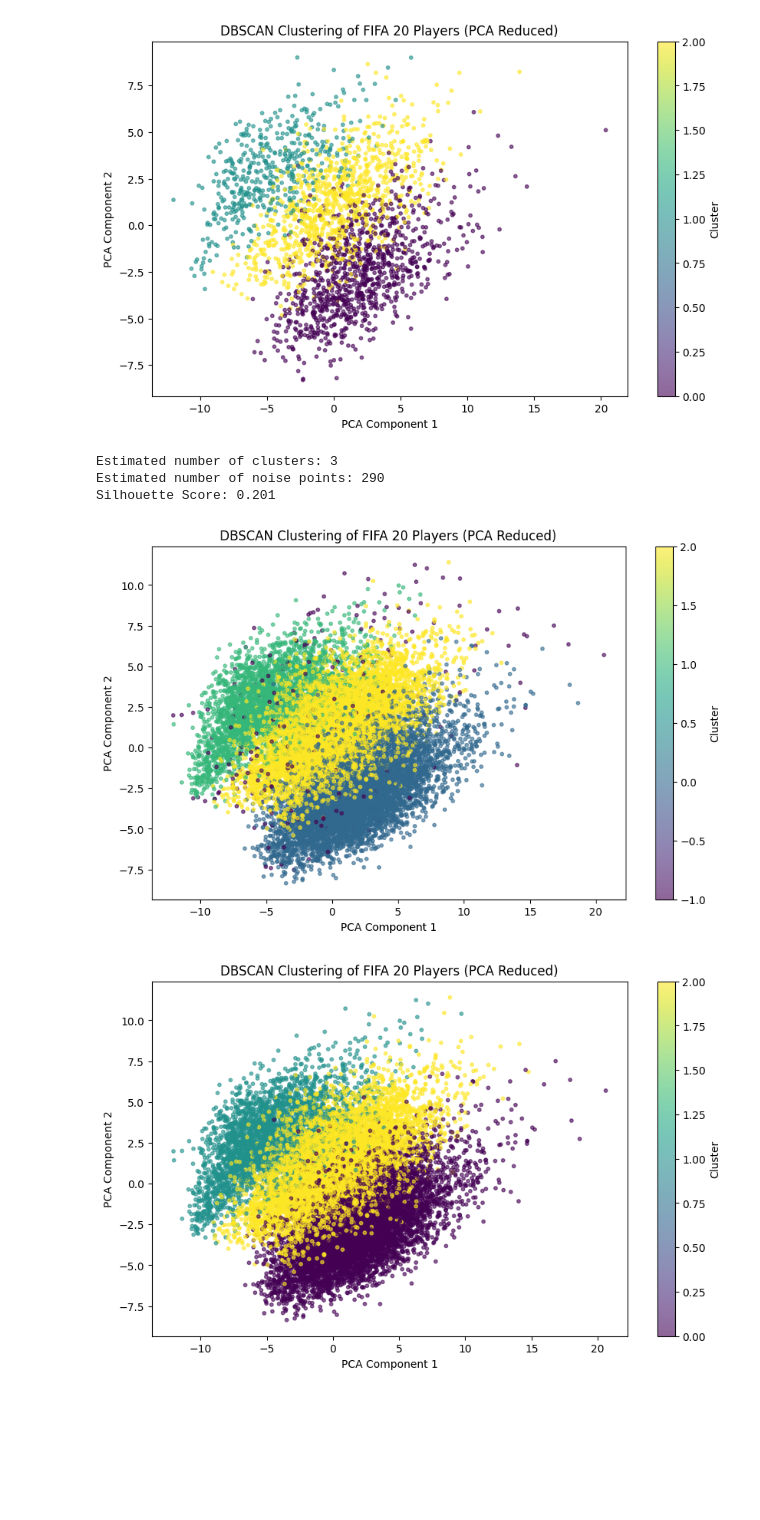
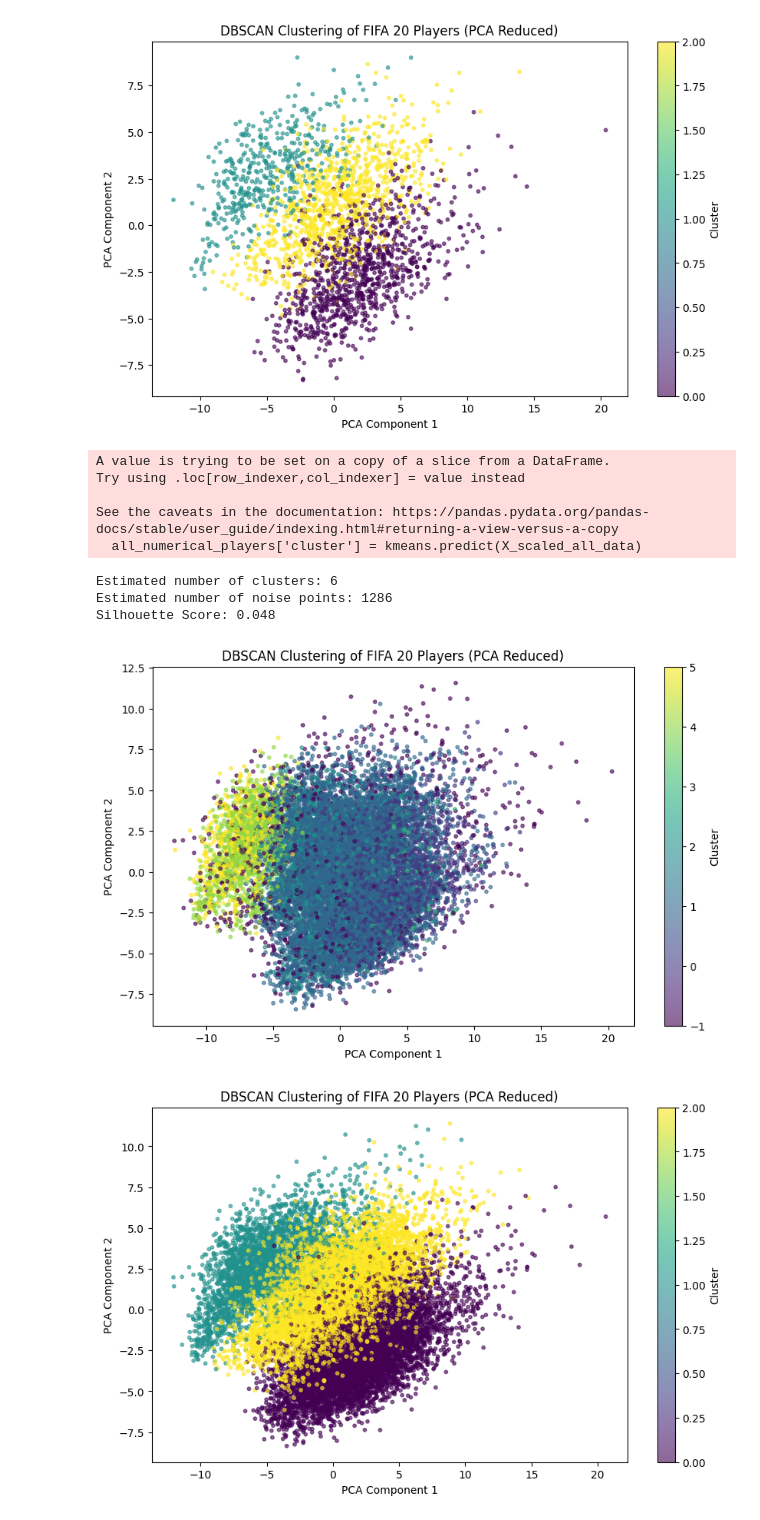
Before and after one commit to maxim-mat/DS-training, a Jupyter notebook: פרק 7 - אשכול/dbscan_exercise.ipynb, the cells around one changed output. Drawn from its saved outputs; the diff is of its cells as text; code cells hidden in the pictures; blank space fills up the shorter version.

```diff
--- a/פרק 7 - אשכול/dbscan_exercise.ipynb
+++ b/פרק 7 - אשכול/dbscan_exercise.ipynb
@@ -213,9 +213,3 @@ print("Numerical features:", numerical_columns)
 sampled_numerical_players = sampled_df[numerical_columns]
 # %% [output]
 Numerical features: ['sofifa_id', 'age', 'height_cm', 'weight_kg', 'overall', 'potential', 'value_eur', 'wage_eur', 'international_reputation', 'weak_foot', 'skill_moves', 'pace', 'shooting', 'passing ...
-# %%
-numerical_columns = sampled_df.select_dtypes(include=['int64', 'float64']).columns.tolist()
-
-print("Numerical features:", numerical_columns)
-
-all_numerical_players = data[numerical_columns]
@@ -231,7 +225,7 @@ scaler = StandardScaler()
 X_scaled_all = scaler.fit_transform(sampled_numerical_players)
 
 eps = 1
-min_samples = 5
+min_samples = 10
 dbscan = DBSCAN(eps=eps, min_samples=min_samples)
 pred = dbscan.fit_predict(X_scaled)
 
@@ -286,43 +280,64 @@ plt.colorbar(label='Cluster')
 plt.show()
 # %% [output]
 [figure]
+# %%
+from sklearn.cluster import KMeans
+
+full_dataset = all_numerical_players[['attacking_finishing', 'shooting', 'passing','height_cm', 'weight_kg', 'overall', 'potential', 'weak_foot']]
+
+
+scaler = StandardScaler()
+X_scaled_all_data = scaler.fit_transform(full_dataset)
+
+scaler = StandardScaler()
+X_scaled_dataset = scaler.fit_transform(all_numerical_players)
+
+
+kmeans = KMeans(n_clusters=30, random_state=42, n_init=10)
+kmeans = kmeans.fit(dataset)
+all_numerical_players['cluster'] = kmeans.predict(X_scaled_all_data)
+# %% [output]
+A value is trying to be set on a copy of a slice from a DataFrame.
+Try using .loc[row_indexer,col_indexer] = value instead
+
+See the caveats in the documentation: https://pandas.pydata.org/pandas-docs/stable/user_guide/indexing.html#returning-a-view-versus-a-copy
+  all_numerical_players['cluster'] = kmeans.predict(X_scaled_all_data)
 # %%
-full_dataset = all_numerical_players[['attacking_finishing', 'shooting', 'passing','height_cm', 'weight_kg', 'overall', 'potential', 'label']]
+full_dataset = all_numerical_players[['attacking_finishing', 'shooting', 'passing','height_cm', 'weight_kg', 'overall', 'potential', 'weak_foot', 'cluster']]
 
 
 scaler = StandardScaler()
 X_scaled_all_data = scaler.fit_transform(full_dataset)
 
 scaler = StandardScaler()
 X_scaled_dataset = scaler.fit_transform(all_numerical_players)
-
 
 pred = dbscan.fit_predict(X_scaled_all_data)
 
 n_clusters = len(set(pred)) - (1 if -1 in pred else 0)
 n_noise = list(pred).count(-1)
 print(f'Estimated number of clusters: {n_clusters}')
 print(f'Estimated number of noise points: {n_noise}')
 
 if n_clusters > 1:
     silhouette = silhouette_score(X_scaled_all_data, pred)
     print(f'Silhouette Score: {silhouette:.3f}')
 
 pca = PCA(n_components=2)
 X_pca = pca.fit_transform(X_scaled_dataset)
 
 plt.figure(figsize=(10, 6))
 plt.scatter(X_pca[:, 0], X_pca[:, 1], c=pred, cmap='viridis', s=10, alpha=0.6)
 plt.title('DBSCAN Clustering of FIFA 20 Players (PCA Reduced)')
 plt.xlabel('PCA Component 1')
 plt.ylabel('PCA Component 2')
 plt.colorbar(label='Cluster')
 plt.show()
 # %% [output]
-Estimated number of clusters: 3
-Estimated number of noise points: 290
-Silhouette Score: 0.201
+Estimated number of clusters: 6
+Estimated number of noise points: 1286
+Silhouette Score: 0.048
-[figure, old version]
+[figure, new version]
 # %%
 plt.figure(figsize=(10, 6))
 plt.scatter(X_pca[:, 0], X_pca[:, 1], c=all_numerical_players['label'], cmap='viridis', s=10, alpha=0.6)
```
Also changed, not shown: parts of 4 cells of this notebook.
